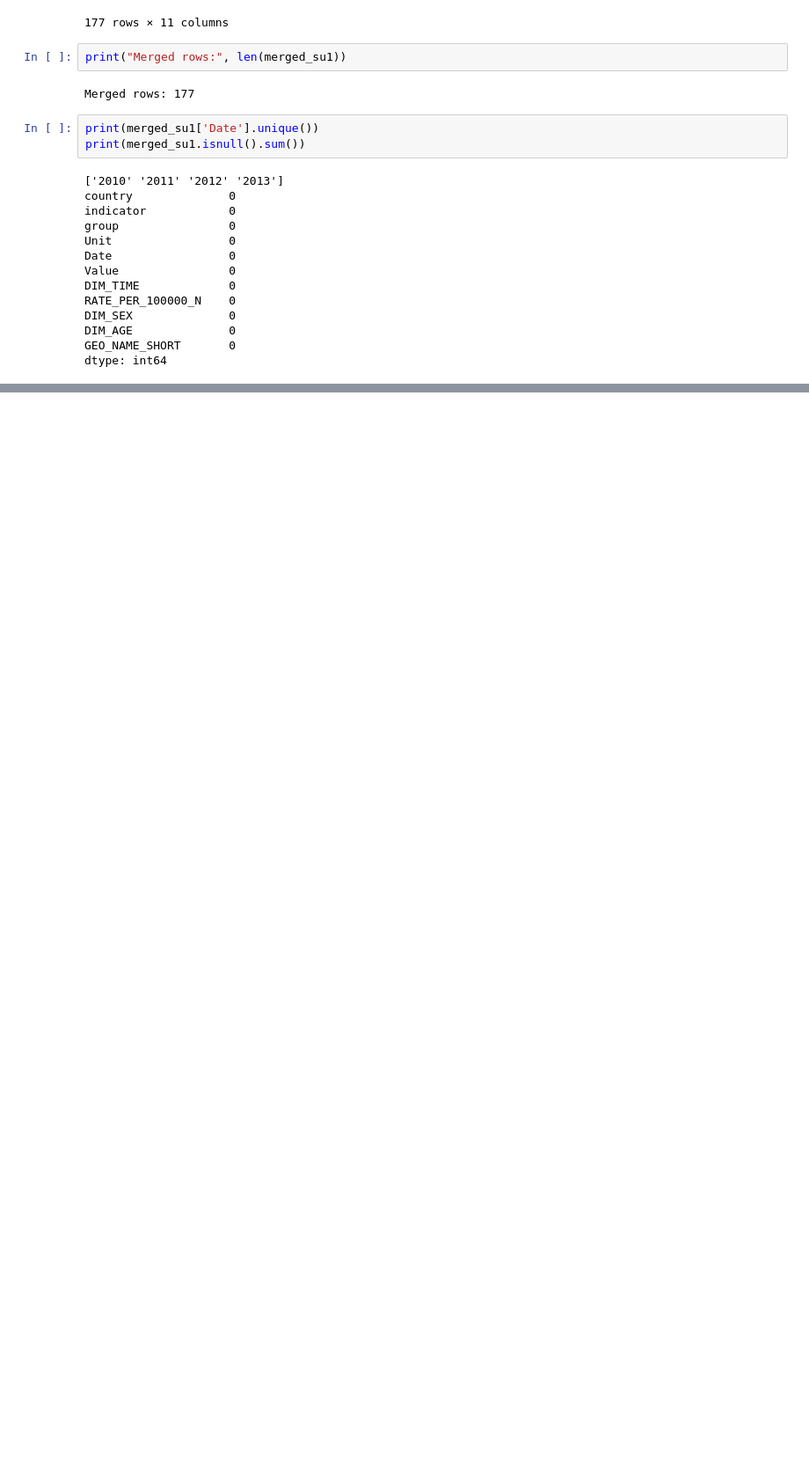
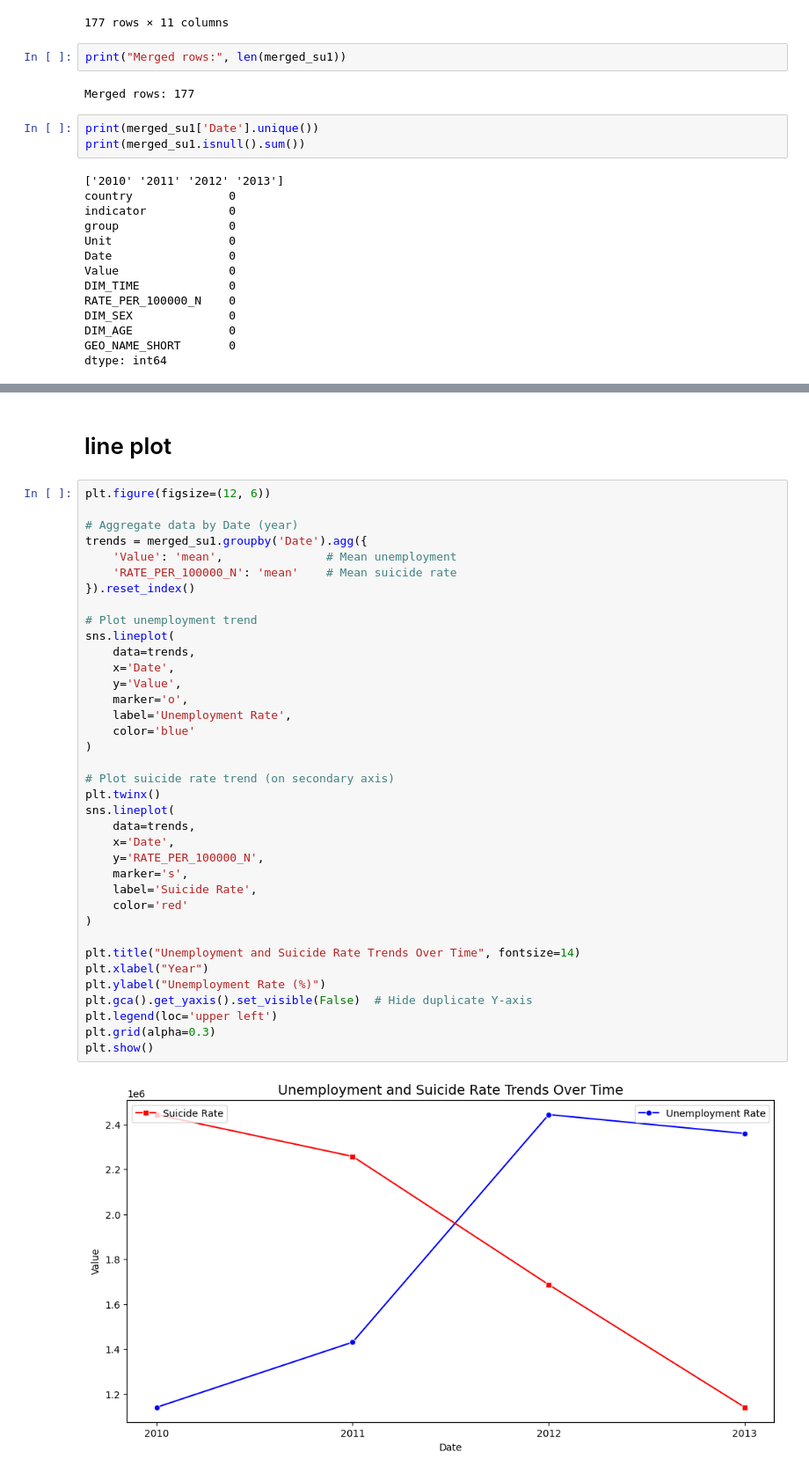
Before and after one commit to telehealthcareai/suicide-nigeria, a Jupyter notebook: DASHBOARD/explore/merged_suicide-unemployment.ipynb, the cells around one changed output, grey strips where cells are left out. Shown: that part at 88% size. Drawn from its saved outputs; the diff is of its cells as text; blank space fills up the shorter version.

```diff
--- a/DASHBOARD/explore/merged_suicide-unemployment.ipynb
+++ b/DASHBOARD/explore/merged_suicide-unemployment.ipynb
@@ -137,0 +168,41 @@ print(merged_sp1.groupby('Date').agg({
+# %% [markdown]
+# line plot
+# %%
+plt.figure(figsize=(12, 6))
+
+# Aggregate data by Date (year)
+trends = merged_su1.groupby('Date').agg({
+    'Value': 'mean',               # Mean unemployment
+    'RATE_PER_100000_N': 'mean'    # Mean suicide rate
+}).reset_index()
+
+# Plot unemployment trend
+sns.lineplot(
+    data=trends,
+    x='Date',
+    y='Value',
+    marker='o',
+    label='Unemployment Rate',
+    color='blue'
+)
+
+# Plot suicide rate trend (on secondary axis)
+plt.twinx()
+sns.lineplot(
+    data=trends,
+    x='Date',
+    y='RATE_PER_100000_N',
+    marker='s',
+    label='Suicide Rate',
+    color='red'
+)
+
+plt.title("Unemployment and Suicide Rate Trends Over Time", fontsize=14)
+plt.xlabel("Year")
+plt.ylabel("Unemployment Rate (%)")
+plt.gca().get_yaxis().set_visible(False)  # Hide duplicate Y-axis
+plt.legend(loc='upper left')
+plt.grid(alpha=0.3)
+plt.show()
+# %% [output]
+[figure, added]
```
Also changed, not shown: parts of 8 cells of this notebook.
